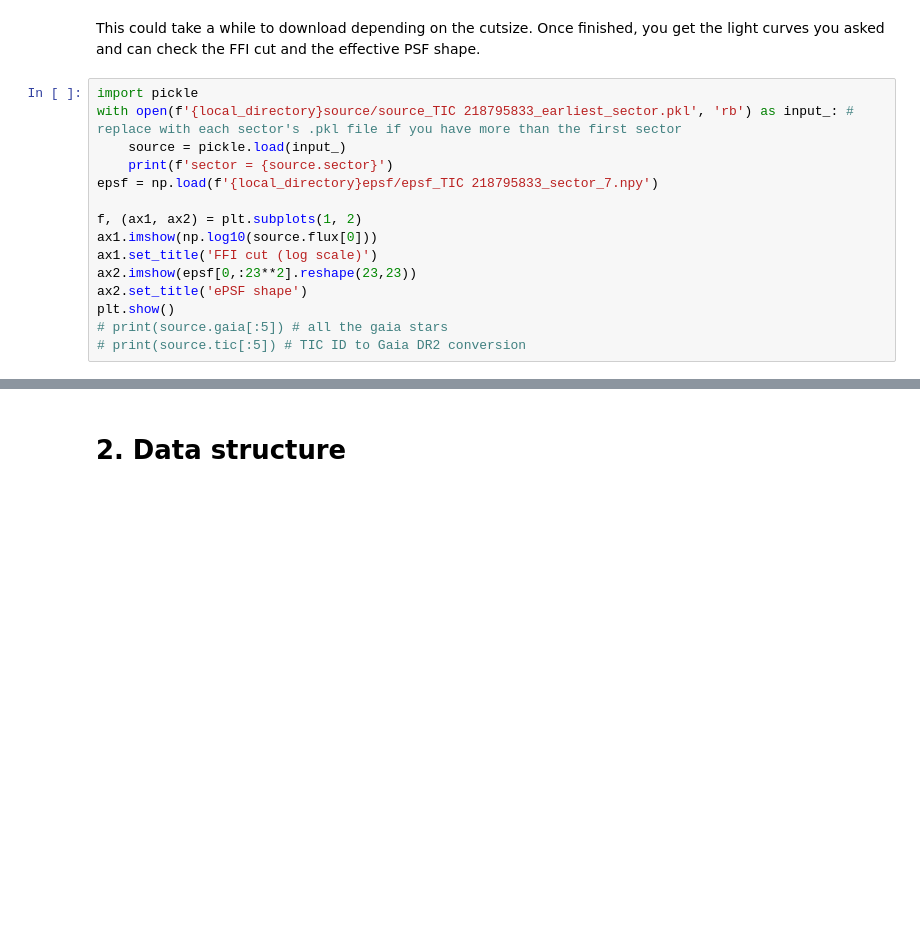
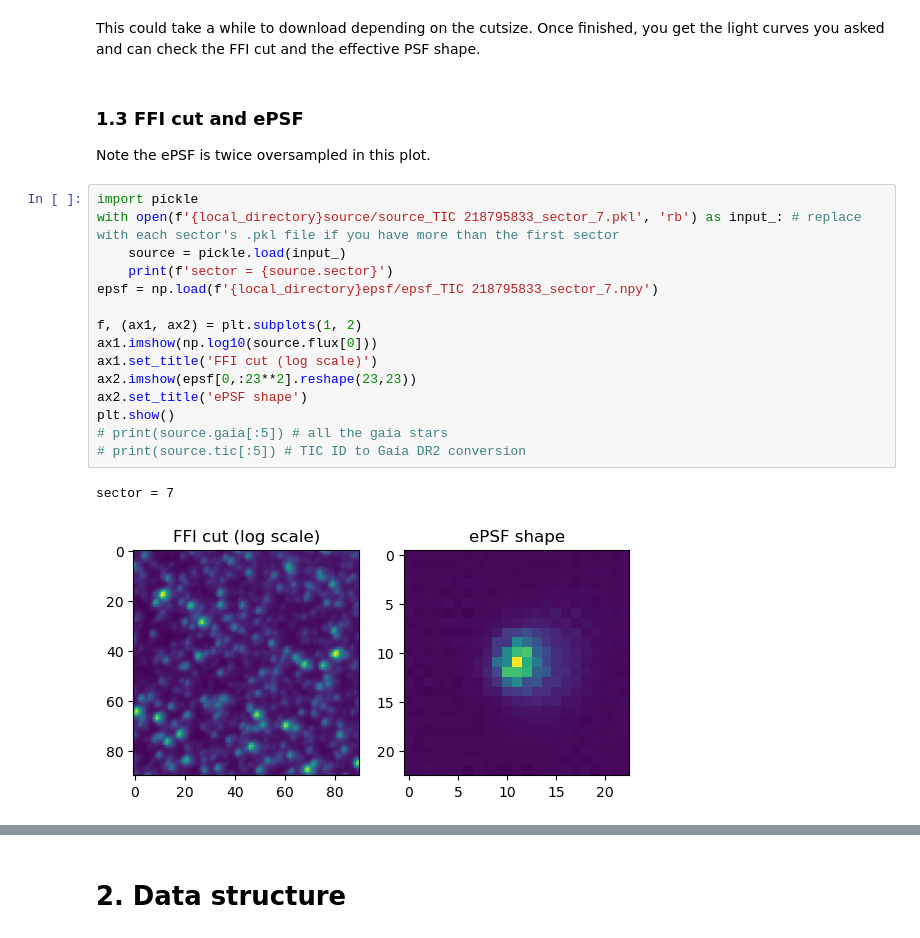
Before and after one commit to TeHanHunter/TESS_Gaia_Light_Curve, a Jupyter notebook: tutorial/TGLC_tutorial.ipynb, the cells around one changed output, grey strips where cells are left out. Cells and saved outputs as stored; diff of their text form; blank space fills up the shorter version.

```diff
--- a/tutorial/TGLC_tutorial.ipynb
+++ b/tutorial/TGLC_tutorial.ipynb
@@ -61,17 +87,23 @@ tglc_lc(target=target,
 # %% [markdown]
 This could take a while to download depending on the cutsize. Once finished, you get the light curves you asked and can check the FFI cut and the effective PSF shape.
+# %% [markdown]
+### 1.3 FFI cut and ePSF
+Note the ePSF is twice oversampled in this plot.
 # %%
 import pickle
-with open(f'{local_directory}source/source_TIC 218795833_earliest_sector.pkl', 'rb') as input_: # replace with each sector's .pkl file if you have more than the first sector
+with open(f'{local_directory}source/source_TIC 218795833_sector_7.pkl', 'rb') as input_: # replace with each sector's .pkl file if you have more than the first sector
     source = pickle.load(input_)
     print(f'sector = {source.sector}')
 epsf = np.load(f'{local_directory}epsf/epsf_TIC 218795833_sector_7.npy')
 
 f, (ax1, ax2) = plt.subplots(1, 2)
 ax1.imshow(np.log10(source.flux[0]))
 ax1.set_title('FFI cut (log scale)')
 ax2.imshow(epsf[0,:23**2].reshape(23,23))
 ax2.set_title('ePSF shape')
 plt.show()
 # print(source.gaia[:5]) # all the gaia stars
 # print(source.tic[:5]) # TIC ID to Gaia DR2 conversion
+# %% [output]
+sector = 7
+[figure, added]
```
Also changed, not shown: parts of 13 cells of this notebook, 1 other file.
